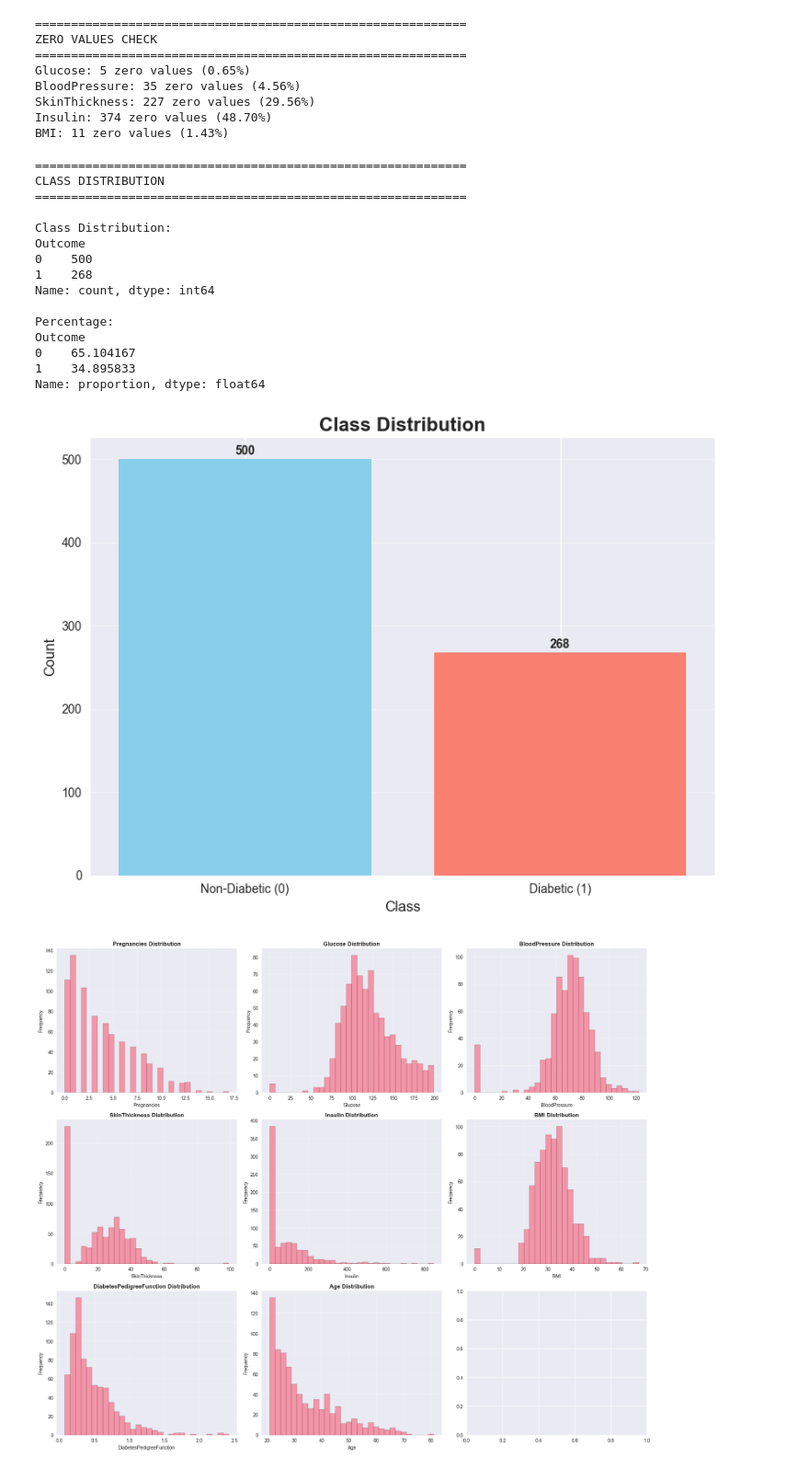
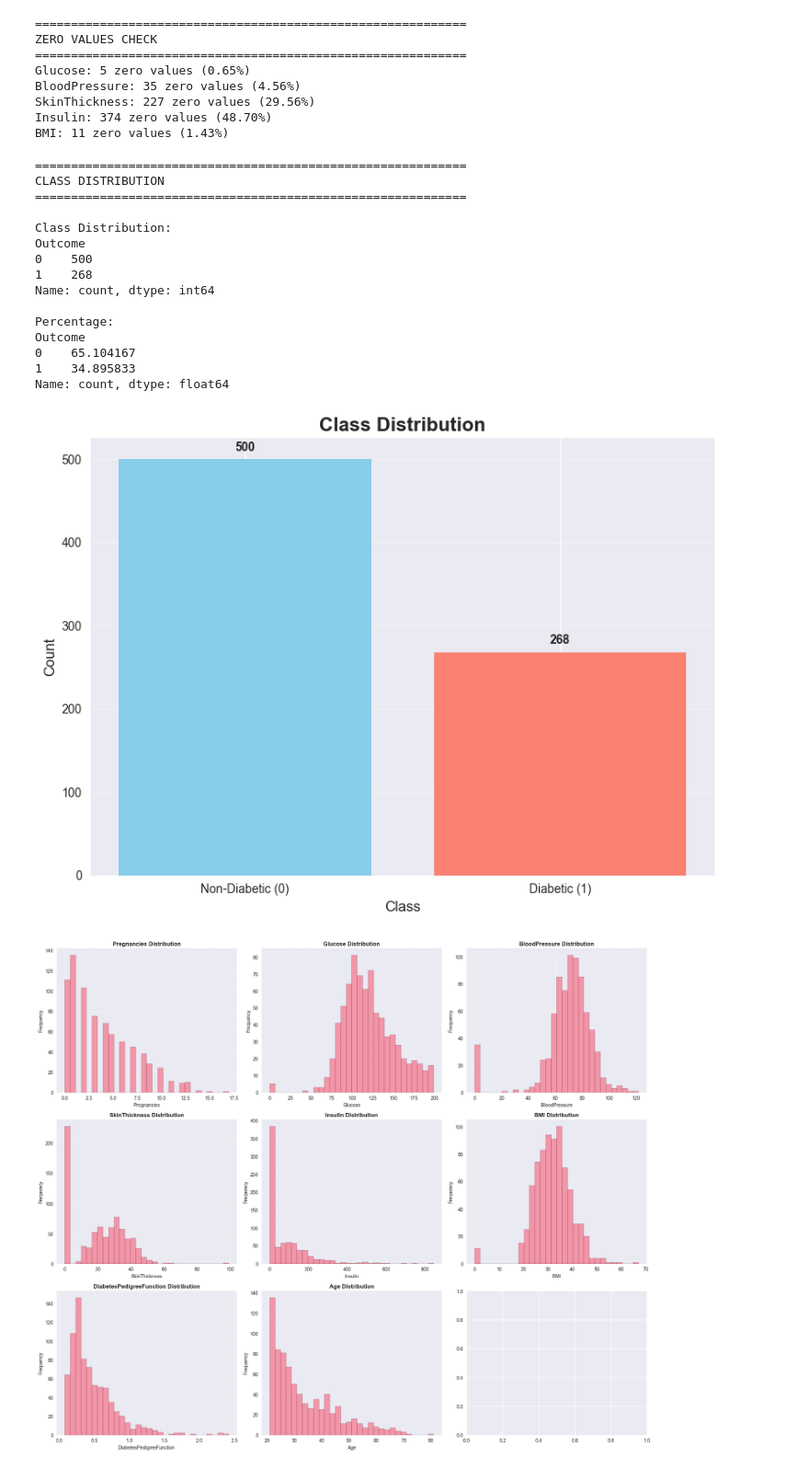
Before and after one commit to nileshkadale2020/diabetes_prediction, a Jupyter notebook: notebooks/diabetes_prediction_complete.ipynb, the cells around one changed output. Shown: that part at 92% size. Drawn from its saved outputs; the diff is of its cells as text; code cells hidden in the pictures.

```diff
--- a/notebooks/diabetes_prediction_complete.ipynb
+++ b/notebooks/diabetes_prediction_complete.ipynb
@@ -212,41 +247,41 @@ if 'plt' not in globals():
 print("=" * 60)
 print("CLASS DISTRIBUTION")
 print("=" * 60)
-class_counts = df['Outcome'].value_counts()
+class_counts = df['Outcome'].value_counts().reindex([0, 1], fill_value=0)
 print(f"\nClass Distribution:")
 print(class_counts)
 print(f"\nPercentage:")
-print(df['Outcome'].value_counts(normalize=True) * 100)
+print((class_counts / class_counts.sum()) * 100)
 
 # Visualize class distribution
 plt.figure(figsize=(8, 6))
 plt.bar(['Non-Diabetic (0)', 'Diabetic (1)'], class_counts.values, color=['skyblue', 'salmon'])
 plt.title('Class Distribution', fontsize=16, fontweight='bold')
 plt.xlabel('Class', fontsize=12)
 plt.ylabel('Count', fontsize=12)
 plt.grid(axis='y', alpha=0.3)
 for i, v in enumerate(class_counts.values):
-    plt.text(i, v + 5, str(v), ha='center', fontweight='bold')
+    plt.text(i, v + max(class_counts.values)*0.02, str(v), ha='center', fontweight='bold')
 plt.tight_layout()
 plt.savefig('../models/class_distribution.png', dpi=300, bbox_inches='tight')
 plt.show()
 # %% [output]
 ============================================================
 CLASS DISTRIBUTION
 ============================================================
 
 Class Distribution:
 Outcome
 0    500
 1    268
 Name: count, dtype: int64
 
 Percentage:
 Outcome
 0    65.104167
 1    34.895833
-Name: proportion, dtype: float64
+Name: count, dtype: float64
-[figure, old version]
+[figure, new version]
 # %%
 # Feature distributions
 # Import matplotlib if not already imported
```
Also changed, not shown: parts of 10 cells of this notebook, 9 other files.
